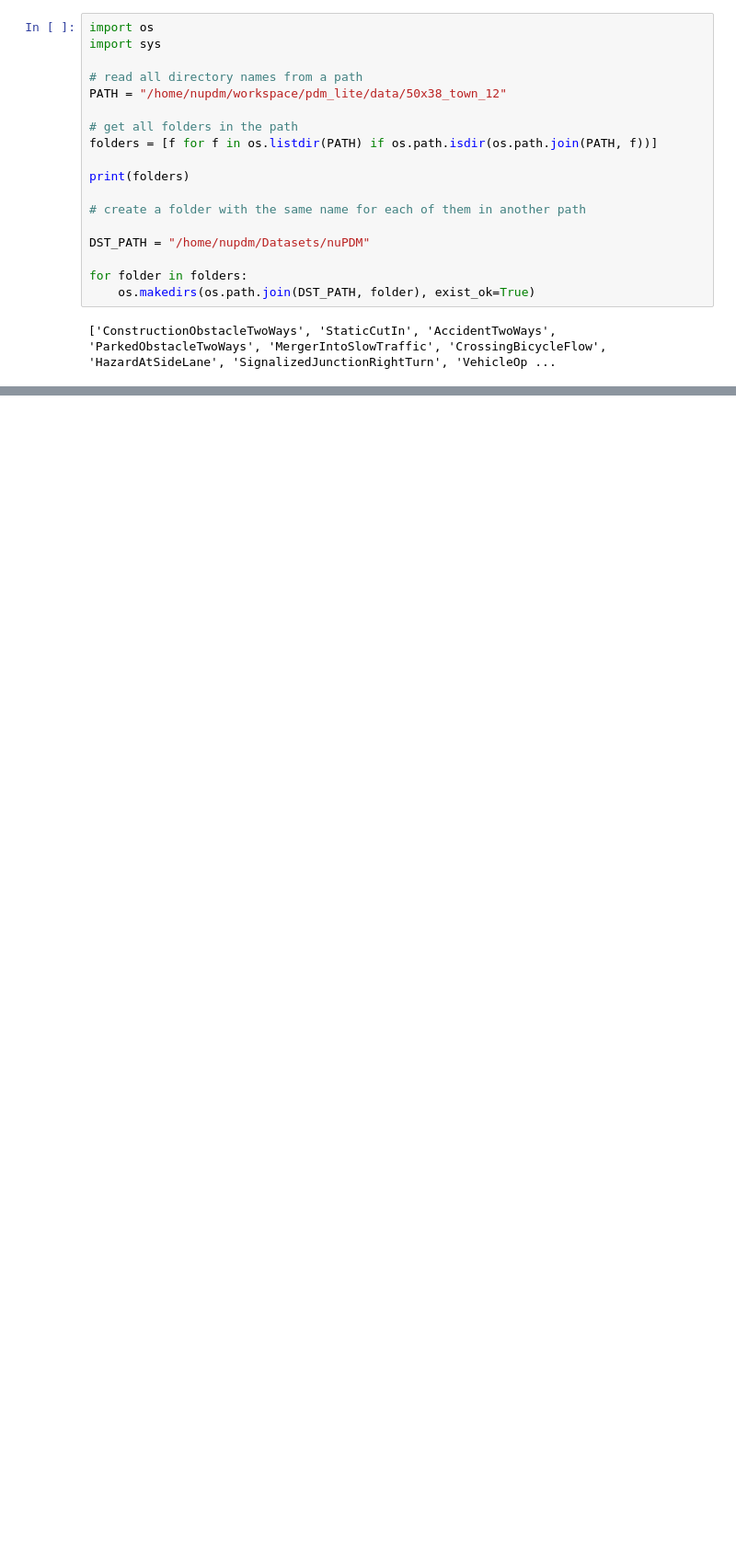
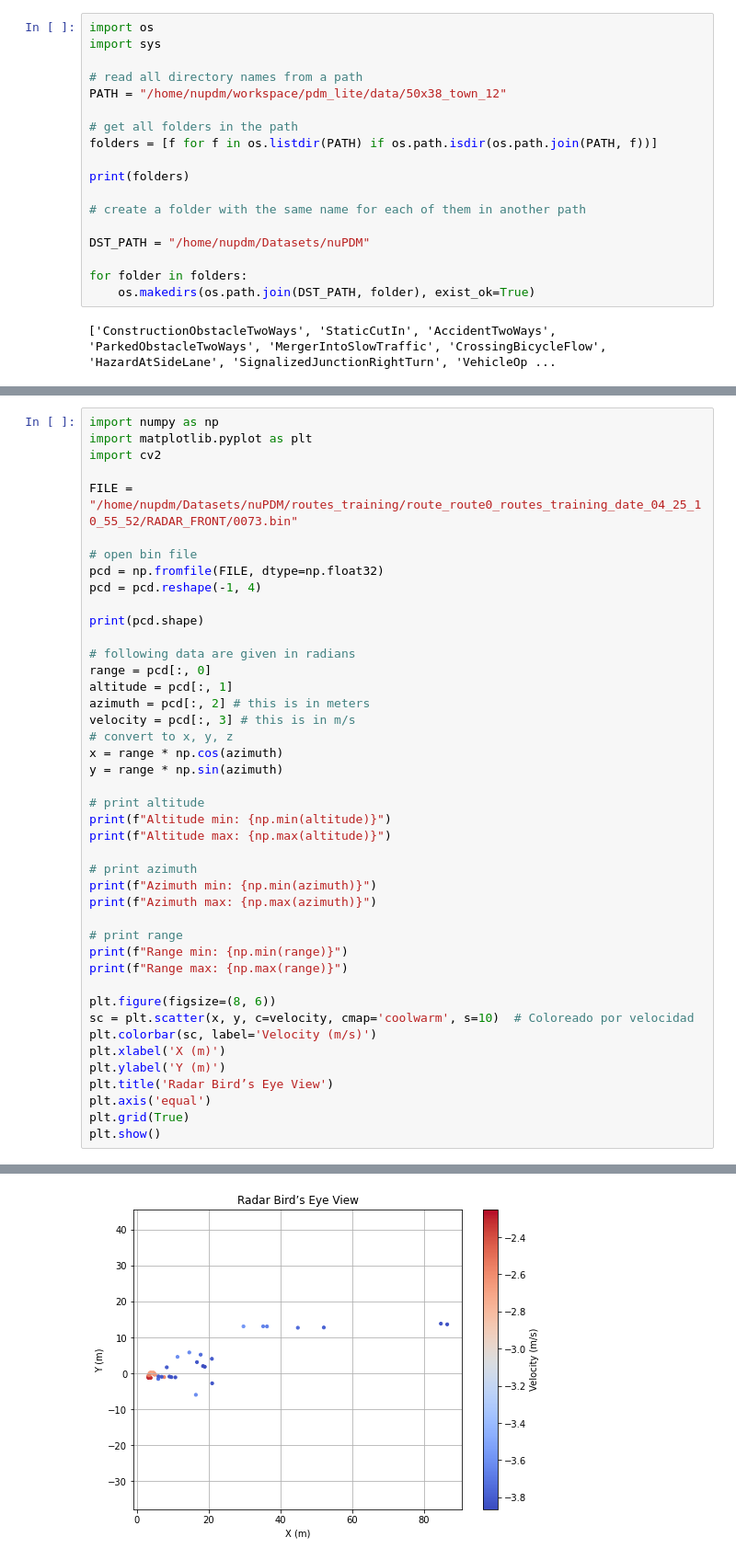
Before and after one commit to FabioskySG/nuPDM, a Jupyter notebook: testing.ipynb, the cells around one changed output, grey strips where cells are left out. Shown at 92% size. Cells and saved outputs as stored; diff of their text form; blank space fills up the shorter version.

```diff
--- a/testing.ipynb
+++ b/testing.ipynb
@@ -373,0 +422,44 @@ for folder in folders:
+# %%
+import numpy as np
+import matplotlib.pyplot as plt
+import cv2
+
+FILE = "/home/nupdm/Datasets/nuPDM/routes_training/route_route0_routes_training_date_04_25_10_55_52/RADAR_FRONT/0073.bin"
+
+# open bin file
+pcd = np.fromfile(FILE, dtype=np.float32)
+pcd = pcd.reshape(-1, 4)
+
+print(pcd.shape)
+
+# following data are given in radians
+range = pcd[:, 0]
+altitude = pcd[:, 1]
+azimuth = pcd[:, 2] # this is in meters
+velocity = pcd[:, 3] # this is in m/s
+# convert to x, y, z
+x = range * np.cos(azimuth)
+y = range * np.sin(azimuth)
+
+# print altitude
+print(f"Altitude min: {np.min(altitude)}")
+print(f"Altitude max: {np.max(altitude)}")
+
+# print azimuth
+print(f"Azimuth min: {np.min(azimuth)}")
+print(f"Azimuth max: {np.max(azimuth)}")
+
+# print range
+print(f"Range min: {np.min(range)}")
+print(f"Range max: {np.max(range)}")
+
+plt.figure(figsize=(8, 6))
+sc = plt.scatter(x, y, c=velocity, cmap='coolwarm', s=10)  # Coloreado por velocidad
+plt.colorbar(sc, label='Velocity (m/s)')
+plt.xlabel('X (m)')
+plt.ylabel('Y (m)')
+plt.title('Radar Bird’s Eye View')
+plt.axis('equal')
+plt.grid(True)
+plt.show()
+# %% [output]
@@ -373,0 +473 @@ for folder in folders:
+[figure, added]
```
Also changed, not shown: parts of 6 cells of this notebook, 20 other files.
